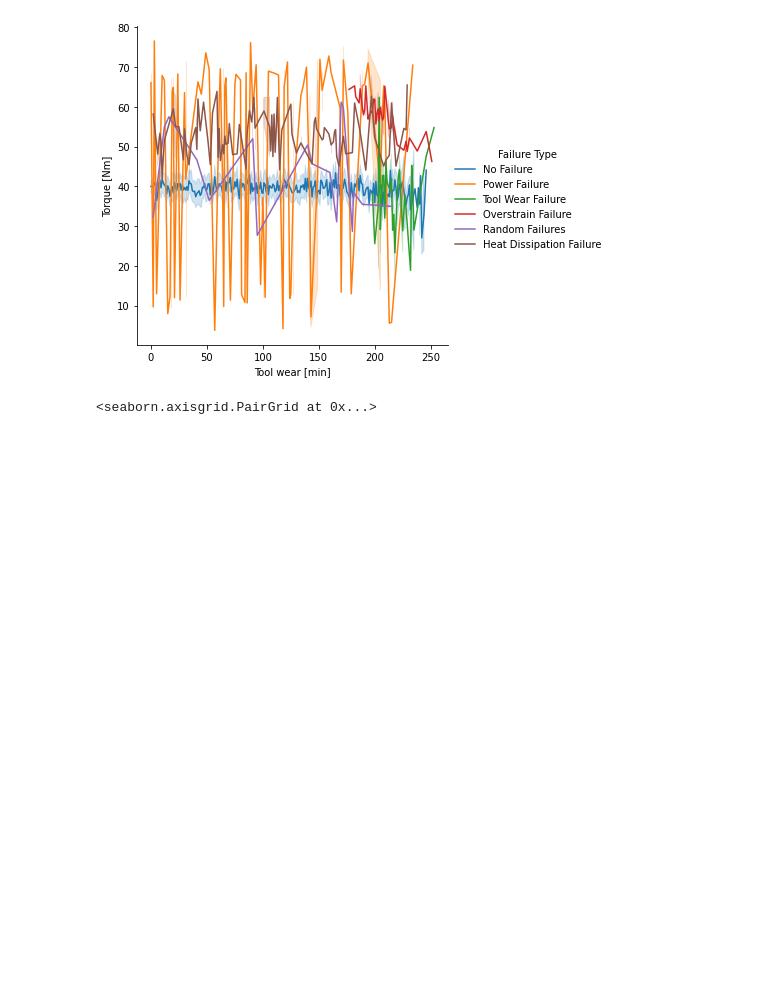
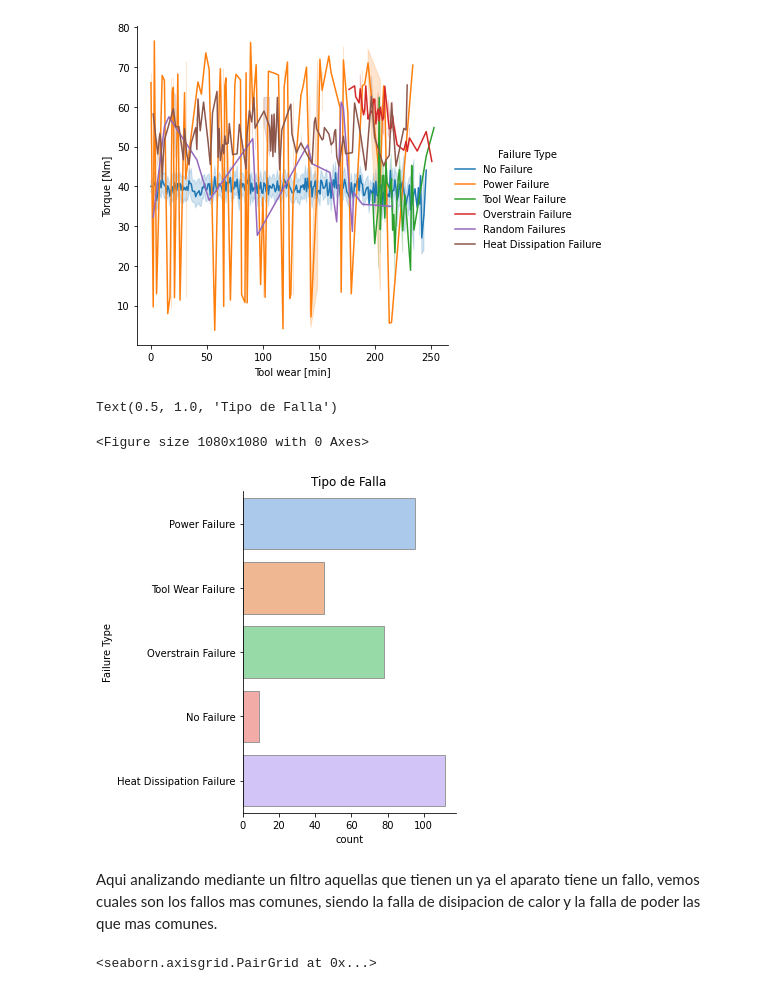
Before and after one commit to jhonnydss/Project_Maintenance, a Jupyter notebook: Proyecto 2, Mantenimiento.ipynb, the cells around one changed output. Drawn from its saved outputs; the diff is of its cells as text; code cells hidden in the pictures; blank space fills up the shorter version.

```diff
--- a/Proyecto 2, Mantenimiento.ipynb
+++ b/Proyecto 2, Mantenimiento.ipynb
@@ -256,6 +270,16 @@ sns.relplot(data=df, x='Tool wear [min]', y ="Torque [Nm]",hue='Failure Type', k
 <seaborn.axisgrid.FacetGrid at 0x...>
 <Figure size 1440x1440 with 0 Axes>
 [figure]
+# %%
+plt.figure(figsize=(15,15))
+sns.catplot(data=df[df['Target'] == 1], y='Failure Type', kind="count",palette="pastel", edgecolor = ".6")
+plt.title('Tipo de Falla')
+# %% [output]
+Text(0.5, 1.0, 'Tipo de Falla')
+<Figure size 1080x1080 with 0 Axes>
+[figure, added]
+# %% [markdown]
+Aqui analizando mediante un filtro aquellas que tienen un  ya el aparato tiene un fallo, vemos cuales son los fallos mas comunes, siendo la falla de disipacion de calor y la falla de poder las que mas comunes.
 # %%
 sns.pairplot(df, hue = 'Target')
 # %% [output]
```
Also changed, not shown: parts of 55 cells of this notebook.
